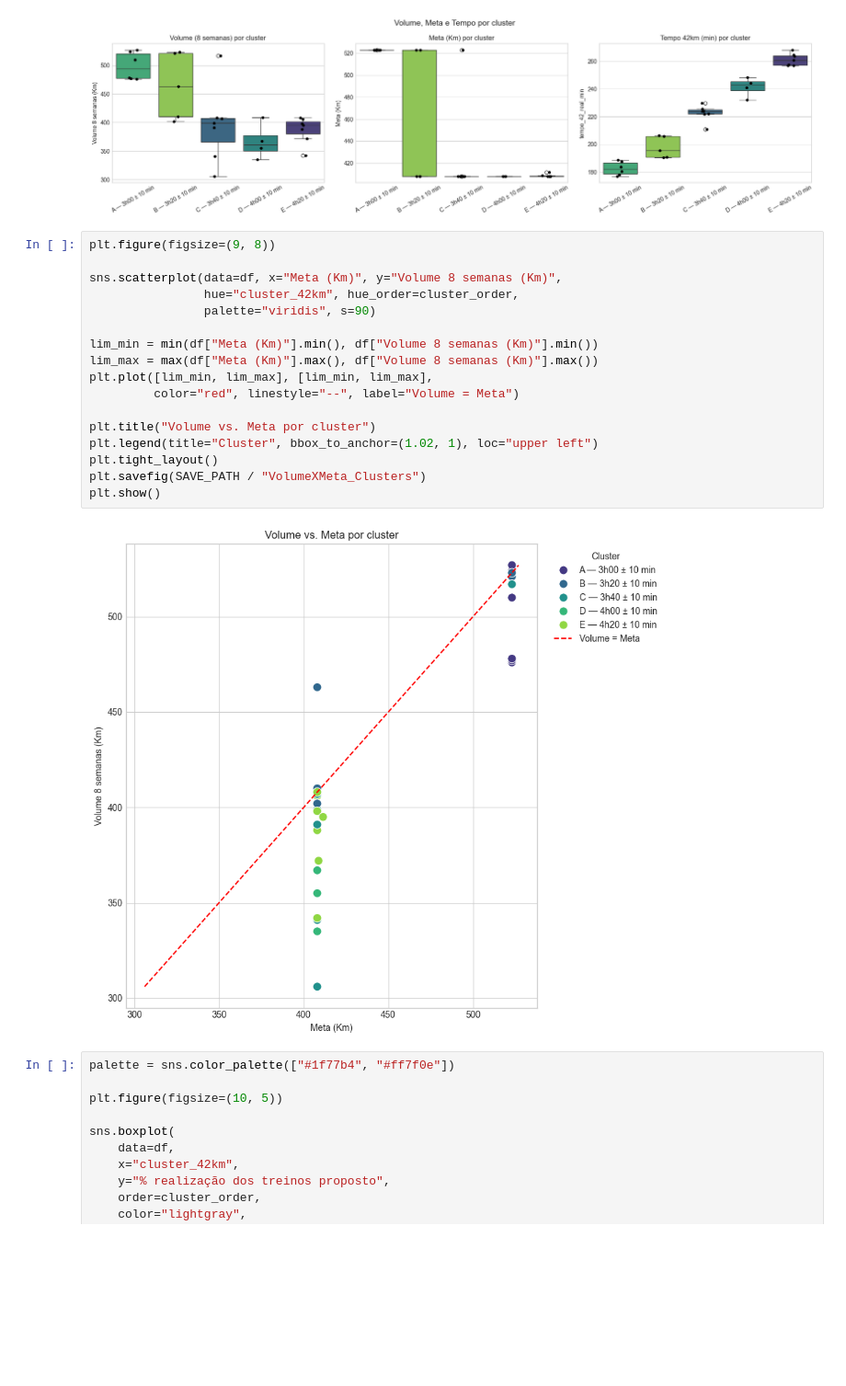
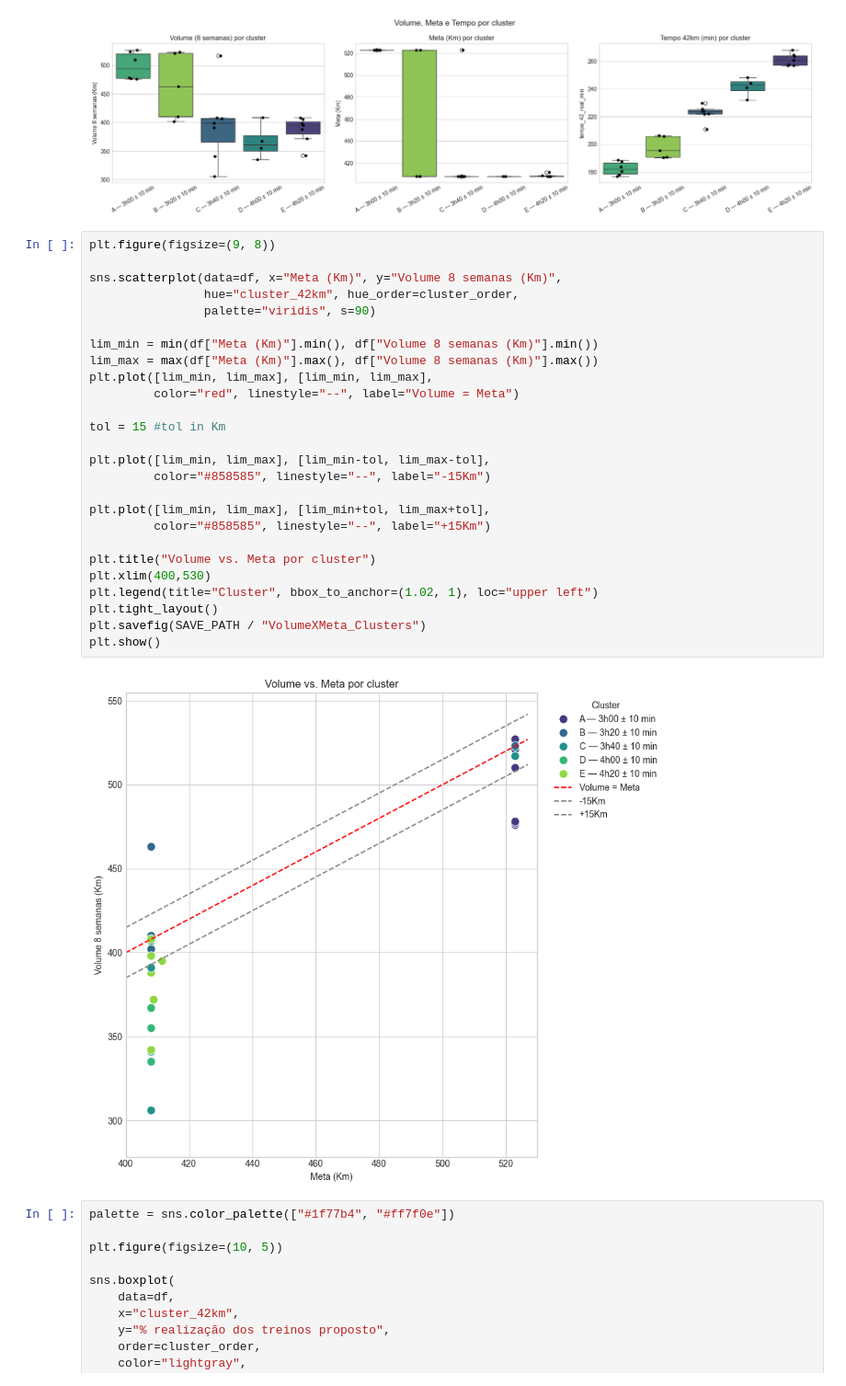
Before and after one commit to Gabriel-Vernizi/CurveFittingRunners, a Jupyter notebook: PythonCodes/dados_vinicius.ipynb, the cells around one changed output. Shown at 92% size. Cells and saved outputs as stored; diff of their text form; blank space fills up the shorter version.

Commit message:
Update and save figures

```diff
--- a/PythonCodes/dados_vinicius.ipynb
+++ b/PythonCodes/dados_vinicius.ipynb
@@ -385,22 +385,31 @@ plt.show()
 # %%
 plt.figure(figsize=(9, 8))
 
 sns.scatterplot(data=df, x="Meta (Km)", y="Volume 8 semanas (Km)",
                 hue="cluster_42km", hue_order=cluster_order,
                 palette="viridis", s=90)
 
 lim_min = min(df["Meta (Km)"].min(), df["Volume 8 semanas (Km)"].min())
 lim_max = max(df["Meta (Km)"].max(), df["Volume 8 semanas (Km)"].max())
 plt.plot([lim_min, lim_max], [lim_min, lim_max],
          color="red", linestyle="--", label="Volume = Meta")
 
+tol = 15 #tol in Km
+
+plt.plot([lim_min, lim_max], [lim_min-tol, lim_max-tol],
+         color="#858585", linestyle="--", label="-15Km")
+
+plt.plot([lim_min, lim_max], [lim_min+tol, lim_max+tol],
+         color="#858585", linestyle="--", label="+15Km")
+
 plt.title("Volume vs. Meta por cluster")
+plt.xlim(400,530)
 plt.legend(title="Cluster", bbox_to_anchor=(1.02, 1), loc="upper left")
 plt.tight_layout()
 plt.savefig(SAVE_PATH / "VolumeXMeta_Clusters")
 plt.show()
 # %% [output]
-[figure, old version]
+[figure, new version]
 # %%
 palette = sns.color_palette(["#1f77b4", "#ff7f0e"])
 
```
Also changed, not shown: parts of 1 cell of this notebook, 1 other file.
